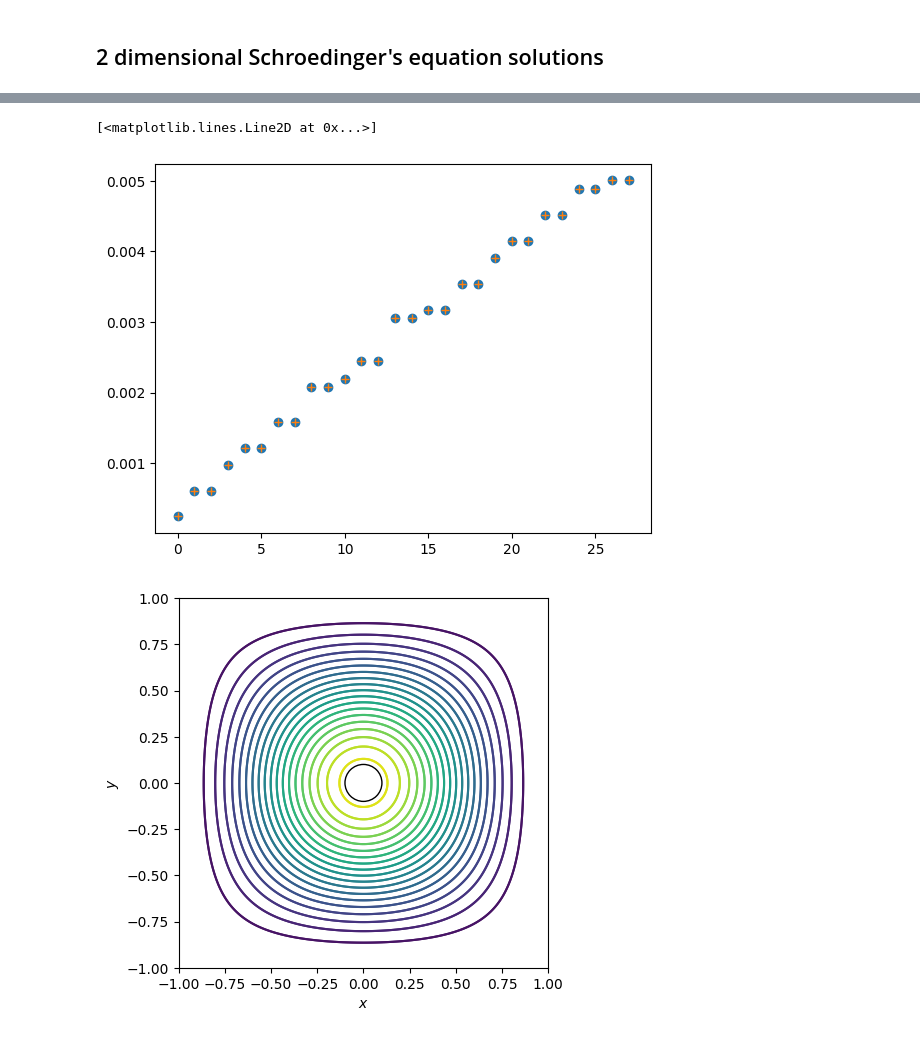
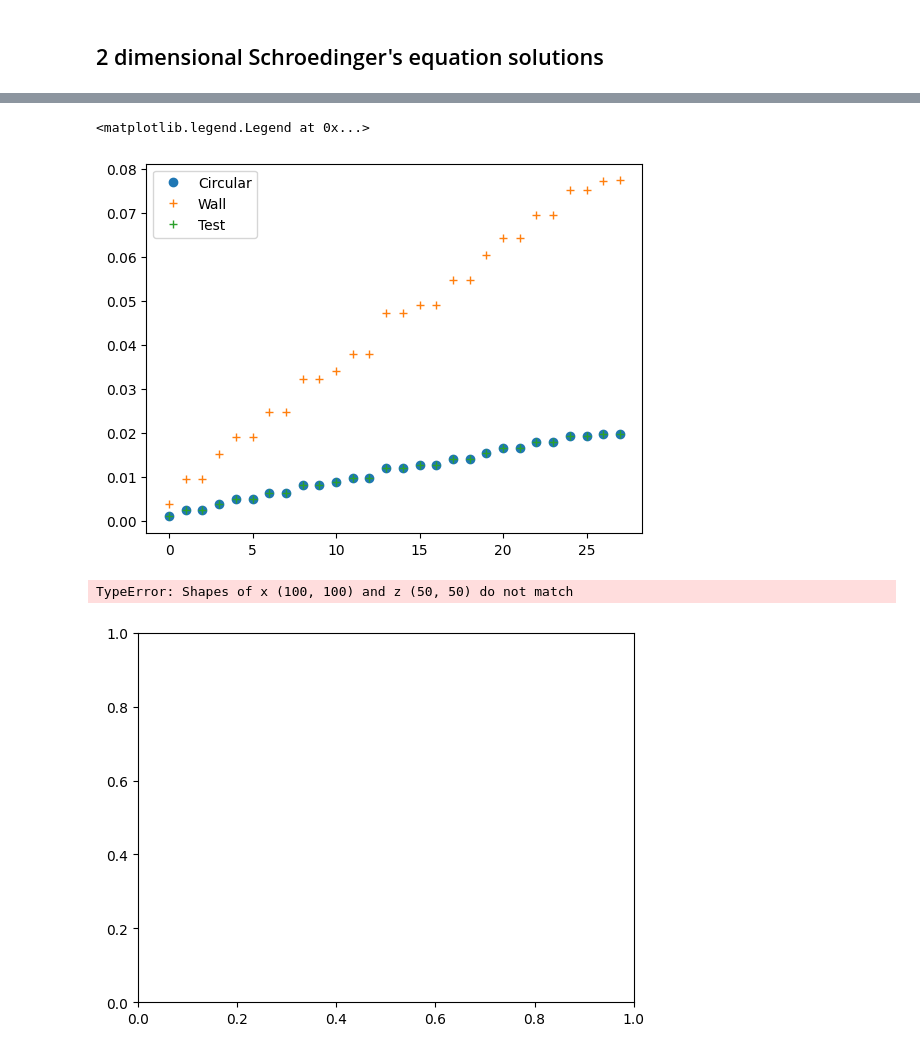
Before and after one commit to Nathan-Gershengorn/CnuB-optics, a Jupyter notebook: MH_asymmetry_test.ipynb, the cells around one changed output, grey strips where cells are left out. Drawn from its saved outputs; the diff is of its cells as text; code cells hidden in the pictures.

```diff
--- a/MH_asymmetry_test.ipynb
+++ b/MH_asymmetry_test.ipynb
@@ -7,14 +7,6 @@ from scipy.sparse.linalg import eigsh
 
 import matplotlib.pyplot as plt
 from matplotlib import animation
-# %%
-# spatial grids
-npoints = 200
-xmin, xmax = -1, 1
-ymin, ymax = -1, 1
-X, Y = np.meshgrid(np.linspace(xmin,xmax, npoints), np.linspace(ymin,ymax, npoints))
-dx = 2/npoints
-dy = 2/npoints
 # %%
 Rbenchmark = 0.1
 Vbenchmark = 1e1
@@ -23,17 +15,24 @@ mass = 1
 def V_circular_well(x, y, V0=Vbenchmark, R=Rbenchmark):
     return np.where( np.sqrt(x**2 + y**2) < R, V0, 0)
 
-def V_wall(x, y, V0=Vbenchmark, R=Rbenchmark):
-    return np.where(x>0, V0, 0)
+def V_wall(x, y, V0=Vbenchmark, x0=0):
+    return np.where(x>x0, V0, 0)
 # %%
-def solve_Hamiltonian(V, n_levels=30, **kwargs):
+def solve_Hamiltonian(V, n_levels=30, npoints=100, mass=1, **kwargs):
+
+    # spatial grids
+    xmin, xmax = -1, 1
+    ymin, ymax = -1, 1
+    X, Y = np.meshgrid(np.linspace(xmin,xmax, npoints), np.linspace(ymin,ymax, npoints))
+    dx = 2/npoints
+    dy = 2/npoints
+
     diag = np.ones([npoints])
     diags = np.array([diag, -2*diag, diag])
     D = sparse.spdiags(diags, np.array([-1,0,1]), npoints, npoints)
-    T = -mass/2 * sparse.kronsum(D,D)
+    T = -1/(2*mass) * sparse.kronsum(D,D)
     U = sparse.diags(V(X,Y, **kwargs).reshape(npoints**2), (0))
     H = T + U
-
     en, psi = eigsh(H, k=n_levels, which='SM')
 
     # NOTE: CHECK THIS! Is this transpose + reshaping operation swapping the x and y axes?
@@ -42,5 +41,5 @@ def solve_Hamiltonian(V, n_levels=30, **kwargs):
     en = en[inds]
     psi = psi[inds]
 
-    return en, psi
+    return X, Y, en, psi
 # %%
@@ -49,6 +48,6 @@ E_circ_m, psi_circ_m = solve_Hamiltonian(V_circular_well, R=0.1, V0=-1e-8)
 # %%
-E_wall_p, psi_wall_p = solve_Hamiltonian(V_wall, R=0.1, V0=1e-8)
-E_wall_m, psi_wall_m = solve_Hamiltonian(V_wall, R=0.1, V0=-1e-8)
+X, Y, E_wall_p, psi_wall_p = solve_Hamiltonian(V_wall, V0=1e-4, x0=0.1, npoints=50)
+X, Y, E_wall_m, psi_wall_m = solve_Hamiltonian(V_wall, V0=-1e-4, x0=0.1, npoints=50)
 # %%
 fig, ax = plt.subplots()
 
@@ -66,35 +65,33 @@ fig.savefig('plots/energy_levels.png', dpi=300)
 # %%
 plt.plot(E_circ_p[:-2], 'o', label='Circular')
 plt.plot(E_wall_p[:-2], '+', label='Wall')
+plt.plot(E_test[:-2], '+', label='Test')
+plt.legend()
 # %% [output]
-[<matplotlib.lines.Line2D at 0x...>]
+<matplotlib.legend.Legend at 0x...>
-[figure, old version]
+[figure, new version]
 # %%
-from matplotlib.patches import Circle
-
 fig = plt.figure()
 ax = plt.axes()
 
-circle = Circle((0, 0), Rbenchmark, edgecolor='black', linewidth=1, fill=False, zorder=10)
-ax.add_patch(circle)
-
 i=0
 # Asy =  (np.abs(psi_circ)**2 - np.abs(psi_circ_m)**2) / ( np.abs(psi_circ)**2 + np.abs(psi_circ_m)**2)
-cs = ax.contour(X, Y, psi_circ_m[i]**2, levels=20, linewidth=0.5)
-cs = ax.contour(X, Y, psi_wall_m[i]**2, levels=20, linewidth=0.5, linestyle='dashed')
+cs = ax.contour(X, Y, psi_wall_m[i]**2, levels=20, linewidth=0.5)
+cs = ax.contour(X, Y, psi_wall_p[i]**2, levels=20, linewidth=0.5, linestyles='dashed')
 # ax.clabel(cs, inline=True, fontsize=8)
 
 # Plot the surface
 ax.set_xlabel(r'$x$')
 ax.set_ylabel(r'$y$')
 ax.set_aspect('equal')
 
 # ax.set_xlim(-0.2,0.2)
 # ax.set_ylim(-0.2,0.2)
 
 fig.savefig(f'plots/wavefunctions_comparison_{i}.png', dpi=300, bbox_inches='tight')
 # %% [output]
+TypeError: Shapes of x (100, 100) and z (50, 50) do not match
-[figure, old version]
+[figure, new version]
 # %%
 from matplotlib.patches import Circle
 
```
Also changed, not shown: parts of 9 cells of this notebook, 4 other files.
